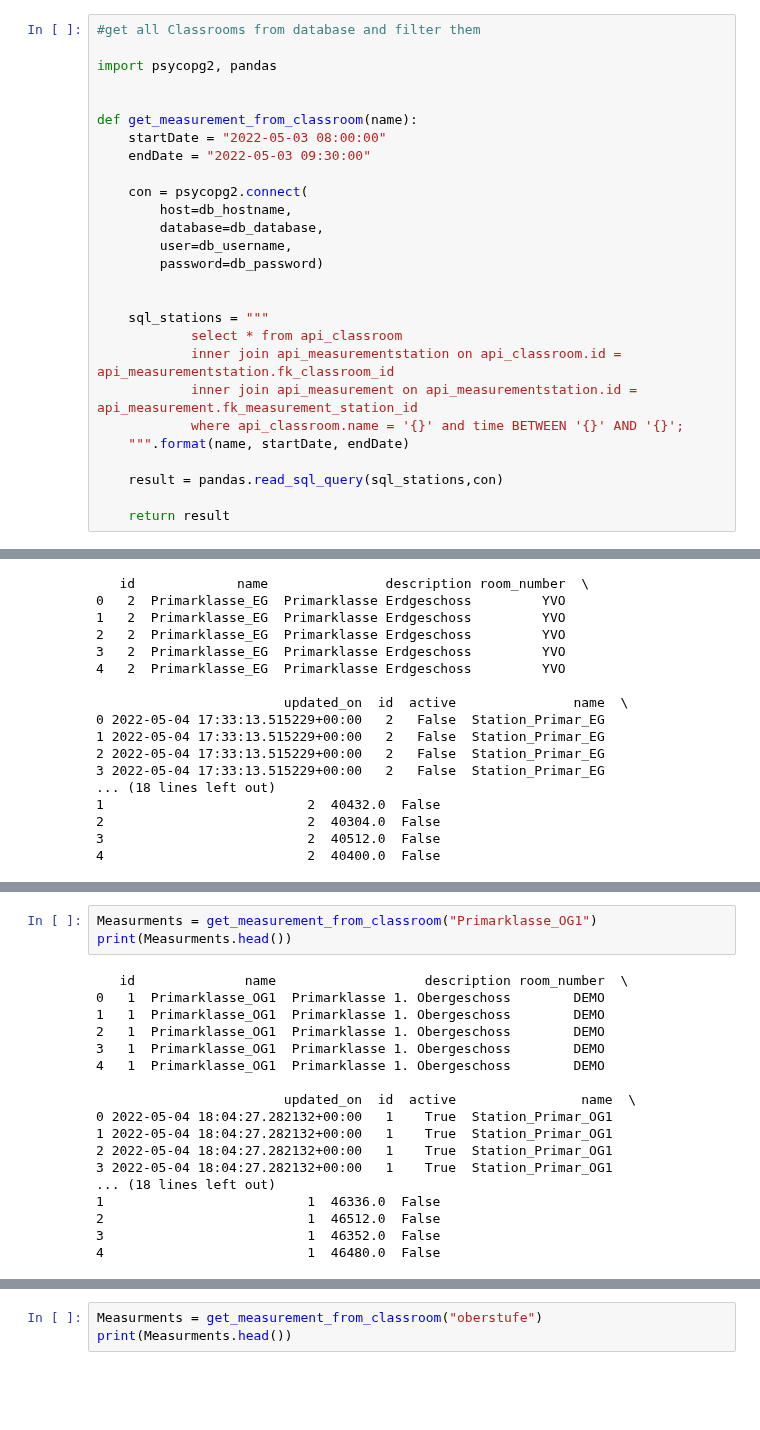
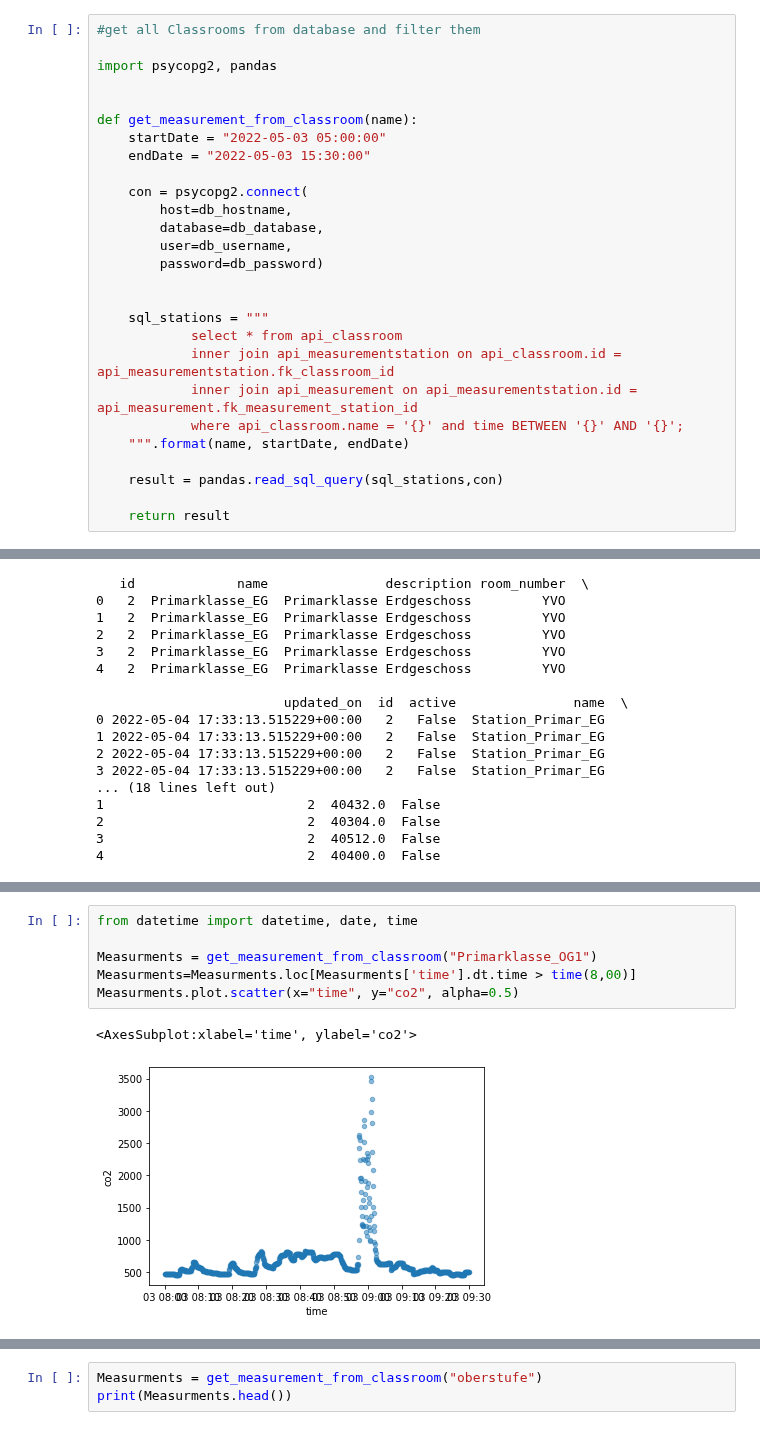
Before and after one commit to Smart-Classroom-Challenge/Data-Evaluation, a Jupyter notebook: data-evaluation.ipynb, the cells around one changed output, grey strips where cells are left out. Drawn from its saved outputs; the diff is of its cells as text; blank space fills up the shorter version.

```diff
--- a/data-evaluation.ipynb
+++ b/data-evaluation.ipynb
@@ -116,8 +116,8 @@ import psycopg2, pandas
 
 
 def get_measurement_from_classroom(name):
-    startDate = "2022-05-03 08:00:00"
-    endDate = "2022-05-03 09:30:00"
+    startDate = "2022-05-03 05:00:00"
+    endDate = "2022-05-03 15:30:00"
 
     con = psycopg2.connect(
         host=db_hostname,
@@ -163,26 +163,14 @@ Studenplan:
 <p>
 <img src='Studenplan 4a Oben.png' width=500px height=auto>
 # %%
+from datetime import datetime, date, time
+
 Measurments = get_measurement_from_classroom("Primarklasse_OG1")
-print(Measurments.head())
+Measurments=Measurments.loc[Measurments['time'].dt.time > time(8,00)]
+Measurments.plot.scatter(x="time", y="co2", alpha=0.5)
 # %% [output]
-   id              name                   description room_number  \
-0   1  Primarklasse_OG1  Primarklasse 1. Obergeschoss        DEMO
-1   1  Primarklasse_OG1  Primarklasse 1. Obergeschoss        DEMO
-2   1  Primarklasse_OG1  Primarklasse 1. Obergeschoss        DEMO
-3   1  Primarklasse_OG1  Primarklasse 1. Obergeschoss        DEMO
-4   1  Primarklasse_OG1  Primarklasse 1. Obergeschoss        DEMO
-
-                        updated_on  id  active                name  \
-0 2022-05-04 18:04:27.282132+00:00   1    True  Station_Primar_OG1
-1 2022-05-04 18:04:27.282132+00:00   1    True  Station_Primar_OG1
-2 2022-05-04 18:04:27.282132+00:00   1    True  Station_Primar_OG1
-3 2022-05-04 18:04:27.282132+00:00   1    True  Station_Primar_OG1
-... (18 lines left out)
-1                          1  46336.0  False
-2                          1  46512.0  False
-3                          1  46352.0  False
-4                          1  46480.0  False
+<AxesSubplot:xlabel='time', ylabel='co2'>
+[figure, added]
 # %% [markdown]
 --- Markdown ---
 Studenplan:
```
